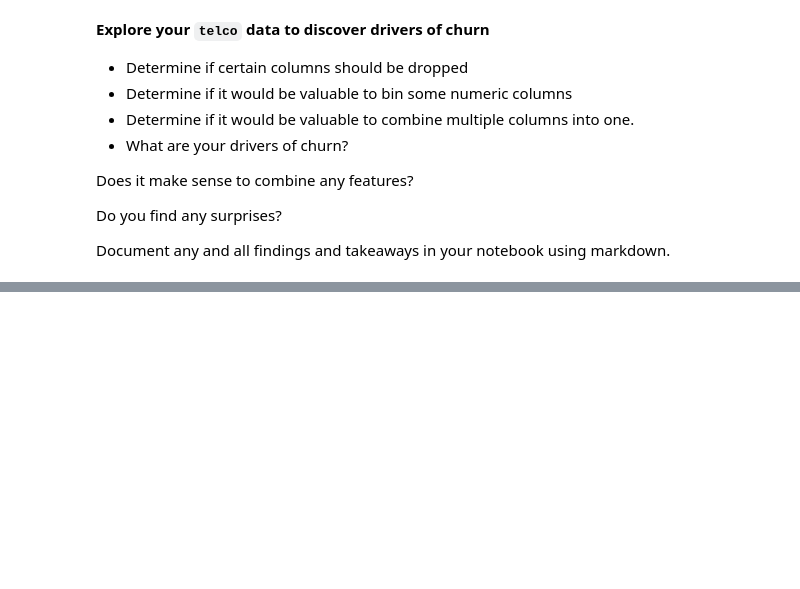
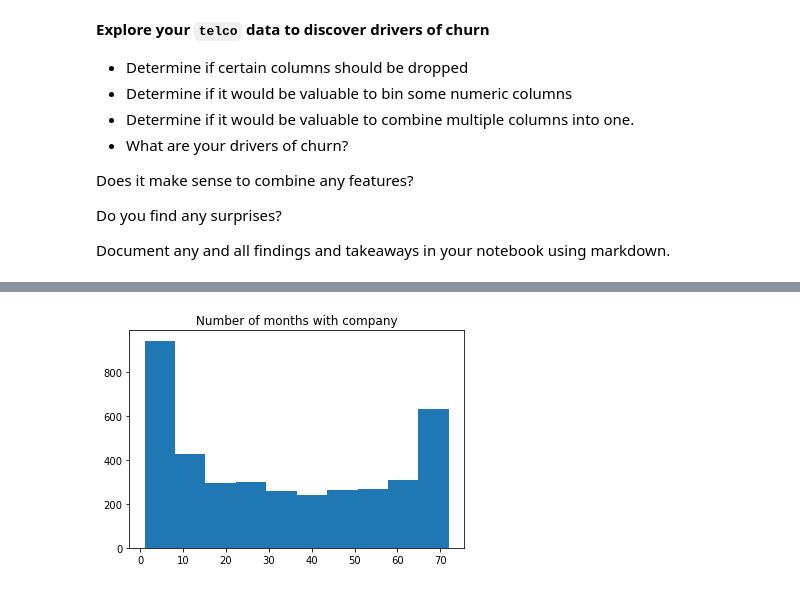
Before and after one commit to nadia-paz/classification-exercises, a Jupyter notebook: classification_exercises.ipynb, the cells around one changed output, grey strips where cells are left out. Drawn from its saved outputs; the diff is of its cells as text; code cells hidden in the pictures; blank space fills up the shorter version.

Commit message:
add telco exploration

```diff
--- a/classification_exercises.ipynb
+++ b/classification_exercises.ipynb
@@ -1105,3 +1137,6 @@ Does it make sense to combine any features?
 Do you find any surprises?
 
 Document any and all findings and takeaways in your notebook using markdown.
+# %%
+#Acquire, prepare & split your data.
+telco = prepare.prep_telco(acquire.get_telco_data())
@@ -1107,0 +1155,2 @@ Document any and all findings and takeaways in your notebook using markdown.
+# %%
+telco, validate_telco, test_telco = prepare.split_db(telco, 'churn')
@@ -1107,0 +1185,6 @@ Document any and all findings and takeaways in your notebook using markdown.
+# %%
+plt.hist(telco.tenure)
+plt.title('Number of months with company')
+plt.show();
+# %% [output]
+[figure, added]
```
Also changed, not shown: parts of 67 cells of this notebook.
